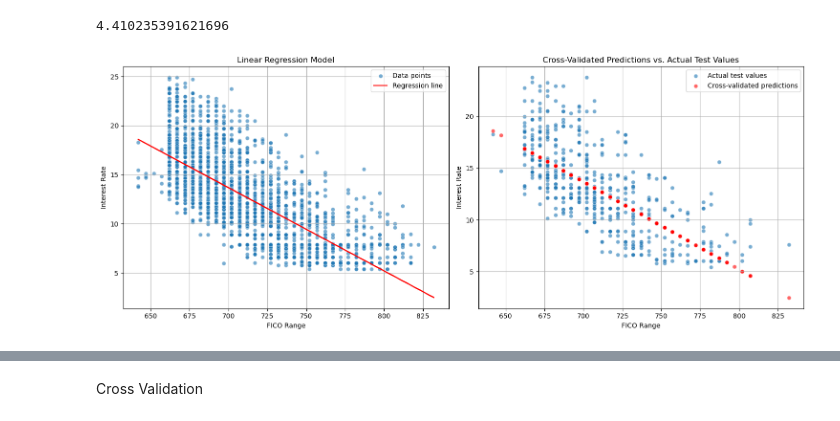
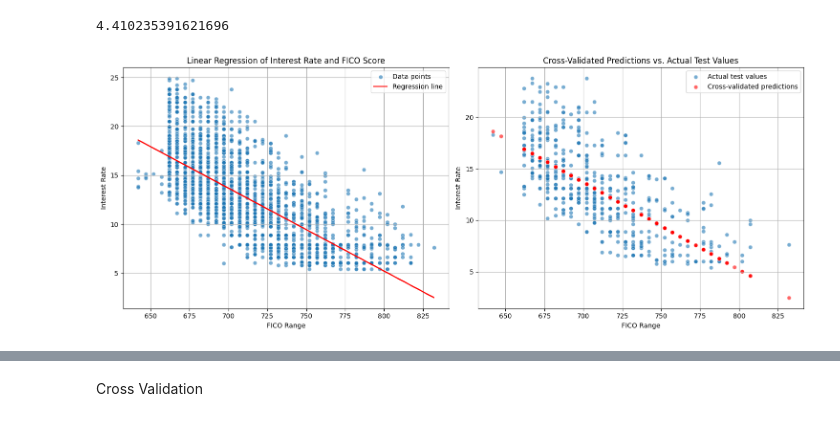
Before and after one commit to wolfman1986/Build_a_Linear_Regression_Model, a Jupyter notebook: workbooks/dataset_eda.ipynb, the cells around one changed output, grey strips where cells are left out. Saved outputs shown, nothing was run; the diff lists cells and outputs as text; code cells hidden in the pictures.

```diff
--- a/workbooks/dataset_eda.ipynb
+++ b/workbooks/dataset_eda.ipynb
@@ -99,6 +99,6 @@ dtype: int64
 - The column "amount_requested" does not represent a significant interest to this EDA
 # %%
 # Drop amount_requested column
-bank_data = bank_data.drop(columns='amount_requested')
+# bank_data = bank_data.drop(columns='amount_requested')
 print(bank_data)
 # %% [output]
@@ -379,35 +388,35 @@ mse_cv = -np.mean(cv_scores)
 r_squared_cv = np.mean(cross_val_score(fico_model, X1, y1, cv=5, scoring='r2'))
 
 # Get the slope and intercept too!
 slope1 = fico_model.coef_[0]
 intercept1 = fico_model.intercept_
 
 # I'm going to make two plots side by side
 plt.figure(figsize=(15, 6))
 
 # First subplot
 plt.subplot(1, 2, 1)
 sns.scatterplot(x=X1.flatten(), y=y1, alpha=0.6, label='Data points')
 plt.plot(X1.flatten(), fico_model.predict(X1).flatten(), color='red', label='Regression line')
 plt.xlabel('FICO Range')
 plt.ylabel('Interest Rate')
-plt.title('Linear Regression Model')
+plt.title('Linear Regression of Interest Rate and FICO Score')
 plt.legend()
 plt.grid(True)
 
 # Second subplot
 plt.subplot(1, 2, 2)
 sns.scatterplot(x=X_test1.flatten(), y=y_test1, alpha=0.6, label='Actual test values')
 sns.scatterplot(x=X_test1.flatten(), y=y_pred1, color='red', alpha=0.6, label='Cross-validated predictions')
 plt.xlabel('FICO Range')
 plt.ylabel('Interest Rate')
 plt.title('Cross-Validated Predictions vs. Actual Test Values')
 plt.legend()
 plt.grid(True)
 plt.tight_layout()
 plt.show()
 # %% [output]
-[figure, old version]
+[figure, new version]
 # %%
 # Find RMSE value
 def rmse(true, predicted):
```
Also changed, not shown: parts of 11 cells of this notebook.
